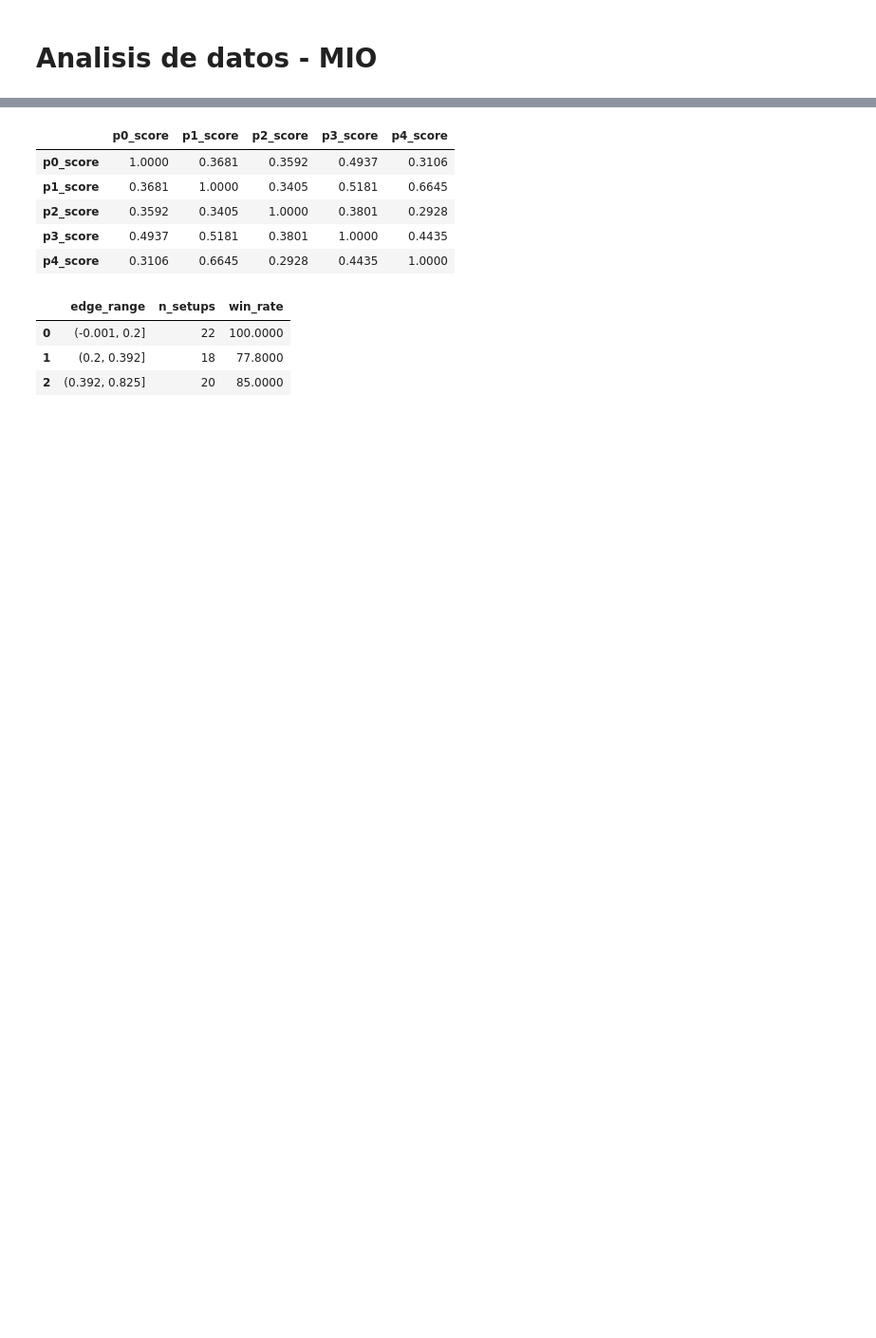
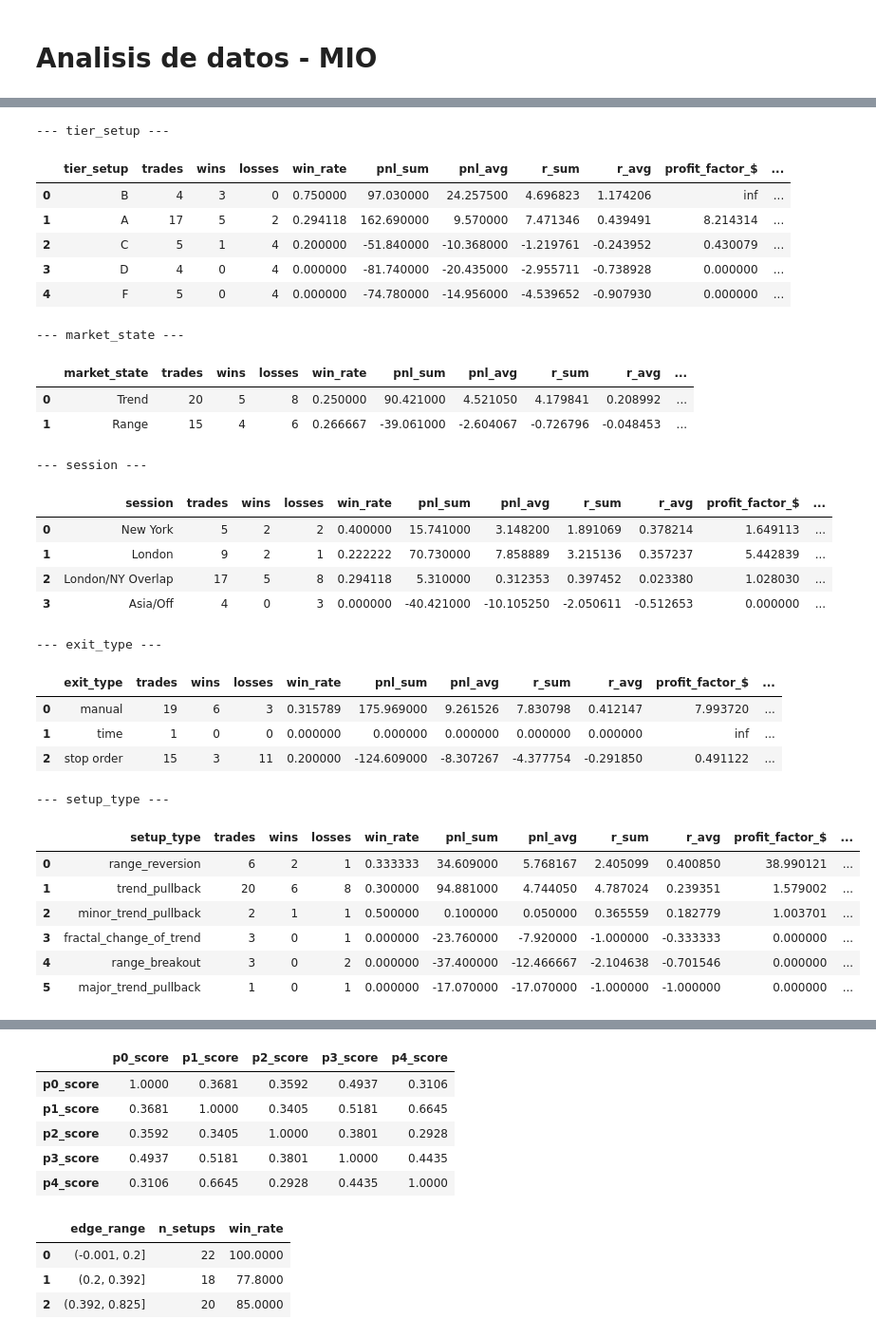
Before and after one commit to Jorgepyth/blast_master, a Jupyter notebook: jupyter/data_analysis.ipynb, the cells around one changed output, grey strips where cells are left out. Shown at 95% size. Cells and saved outputs as stored; diff of their text form; code cells hidden in the pictures; blank space fills up the shorter version.

```diff
--- a/jupyter/data_analysis.ipynb
+++ b/jupyter/data_analysis.ipynb
@@ -253 +324,39 @@ kpis
+# %%
+for name, tbl in segments.items():
+    print(f"--- {name} ---")
+    if tbl.empty:
+        print("(sin datos suficientes para este segmento)")
+        continue
+    display(style_signed_column(tbl, "profit_factor_R", center=1.0))
+# %% [output]
+--- tier_setup ---
+|  | tier_setup | trades | wins | losses | win_rate | pnl_sum | pnl_avg | r_sum | r_avg | profit_factor_$ | ... |
+| 0 | B | 4 | 3 | 0 | 0.750000 | 97.030000 | 24.257500 | 4.696823 | 1.174206 | inf | ... |
+| 1 | A | 17 | 5 | 2 | 0.294118 | 162.690000 | 9.570000 | 7.471346 | 0.439491 | 8.214314 | ... |
+| 2 | C | 5 | 1 | 4 | 0.200000 | -51.840000 | -10.368000 | -1.219761 | -0.243952 | 0.430079 | ... |
+| 3 | D | 4 | 0 | 4 | 0.000000 | -81.740000 | -20.435000 | -2.955711 | -0.738928 | 0.000000 | ... |
+| 4 | F | 5 | 0 | 4 | 0.000000 | -74.780000 | -14.956000 | -4.539652 | -0.907930 | 0.000000 | ... |
+--- market_state ---
+|  | market_state | trades | wins | losses | win_rate | pnl_sum | pnl_avg | r_sum | r_avg | ... |
+| 0 | Trend | 20 | 5 | 8 | 0.250000 | 90.421000 | 4.521050 | 4.179841 | 0.208992 | ... |
+| 1 | Range | 15 | 4 | 6 | 0.266667 | -39.061000 | -2.604067 | -0.726796 | -0.048453 | ... |
+--- session ---
+|  | session | trades | wins | losses | win_rate | pnl_sum | pnl_avg | r_sum | r_avg | profit_factor_$ | ... |
+| 0 | New York | 5 | 2 | 2 | 0.400000 | 15.741000 | 3.148200 | 1.891069 | 0.378214 | 1.649113 | ... |
+| 1 | London | 9 | 2 | 1 | 0.222222 | 70.730000 | 7.858889 | 3.215136 | 0.357237 | 5.442839 | ... |
+| 2 | London/NY Overlap | 17 | 5 | 8 | 0.294118 | 5.310000 | 0.312353 | 0.397452 | 0.023380 | 1.028030 | ... |
+| 3 | Asia/Off | 4 | 0 | 3 | 0.000000 | -40.421000 | -10.105250 | -2.050611 | -0.512653 | 0.000000 | ... |
+--- exit_type ---
+|  | exit_type | trades | wins | losses | win_rate | pnl_sum | pnl_avg | r_sum | r_avg | profit_factor_$ | ... |
+| 0 | manual | 19 | 6 | 3 | 0.315789 | 175.969000 | 9.261526 | 7.830798 | 0.412147 | 7.993720 | ... |
+| 1 | time | 1 | 0 | 0 | 0.000000 | 0.000000 | 0.000000 | 0.000000 | 0.000000 | inf | ... |
+| 2 | stop order | 15 | 3 | 11 | 0.200000 | -124.609000 | -8.307267 | -4.377754 | -0.291850 | 0.491122 | ... |
+--- setup_type ---
+|  | setup_type | trades | wins | losses | win_rate | pnl_sum | pnl_avg | r_sum | r_avg | profit_factor_$ | ... |
+| 0 | range_reversion | 6 | 2 | 1 | 0.333333 | 34.609000 | 5.768167 | 2.405099 | 0.400850 | 38.990121 | ... |
+| 1 | trend_pullback | 20 | 6 | 8 | 0.300000 | 94.881000 | 4.744050 | 4.787024 | 0.239351 | 1.579002 | ... |
+| 2 | minor_trend_pullback | 2 | 1 | 1 | 0.500000 | 0.100000 | 0.050000 | 0.365559 | 0.182779 | 1.003701 | ... |
+| 3 | fractal_change_of_trend | 3 | 0 | 1 | 0.000000 | -23.760000 | -7.920000 | -1.000000 | -0.333333 | 0.000000 | ... |
+| 4 | range_breakout | 3 | 0 | 2 | 0.000000 | -37.400000 | -12.466667 | -2.104638 | -0.701546 | 0.000000 | ... |
+| 5 | major_trend_pullback | 1 | 0 | 1 | 0.000000 | -17.070000 | -17.070000 | -1.000000 | -1.000000 | 0.000000 | ... |
 # %% [markdown]
```
Also changed, not shown: parts of 17 cells of this notebook, 4 other files.
